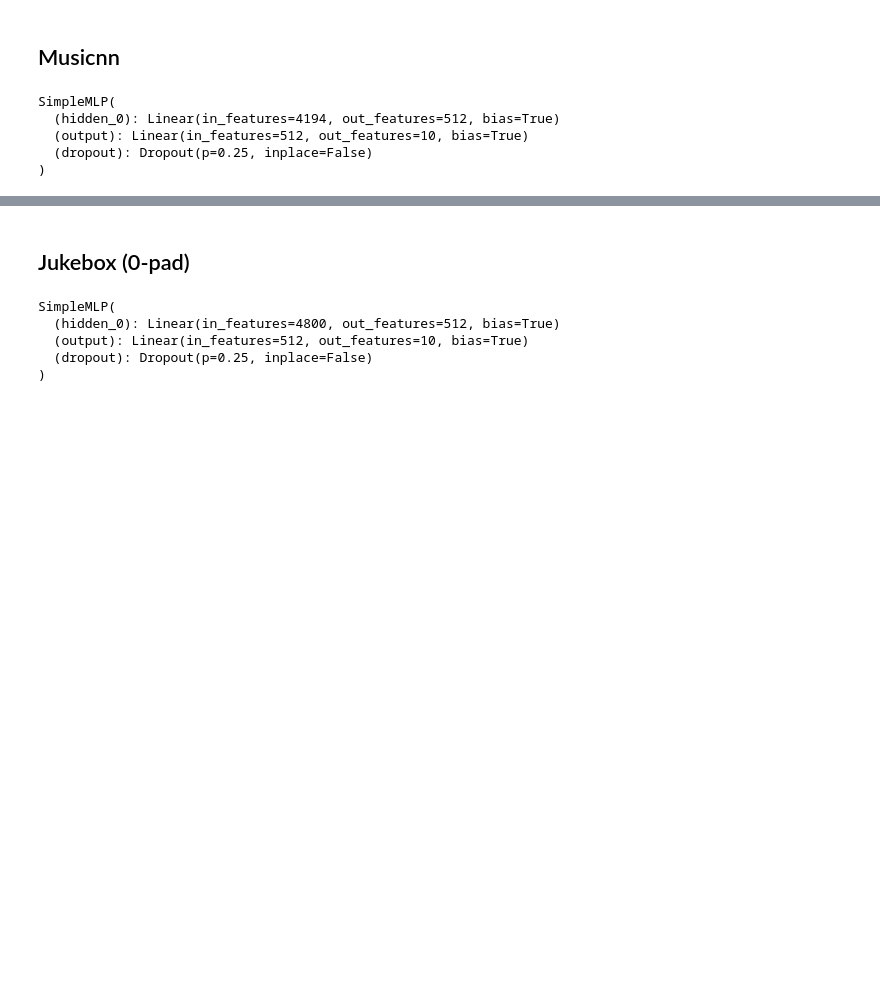
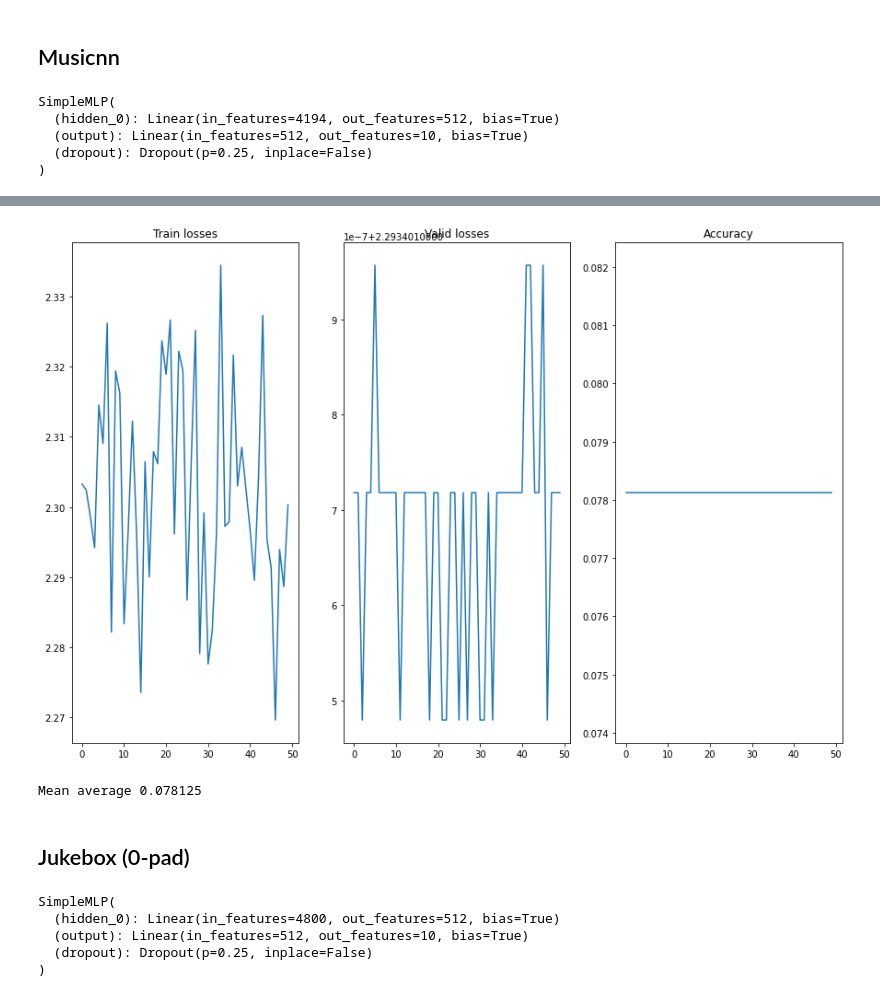
Before and after one commit to imkhoa99/Research-Project-2021, a Jupyter notebook: mlp.ipynb, the cells around one changed output, grey strips where cells are left out. Cells and saved outputs as stored; diff of their text form; code cells hidden in the pictures; blank space fills up the shorter version.

```diff
--- a/mlp.ipynb
+++ b/mlp.ipynb
@@ -242,7 +403,7 @@ Epoch 300, loss 2.3858489990234375
 # %% [markdown]
 ## Musicnn
 # %%
-probe = SimpleMLP(
+probe_musicnn = SimpleMLP(
             num_features = split_to_X["musicnn"]["train"].shape[1],
             hidden_layer_sizes = [512],
             num_outputs = DATASET_TO_ATTRS["dcase"]["num_outputs"],
@@ -250,7 +411,7 @@ probe = SimpleMLP(
             dropout_p=0.25,
         )
 
-probe.to(device)
+probe_musicnn.to(device)
 # %% [output]
 SimpleMLP(
   (hidden_0): Linear(in_features=4194, out_features=512, bias=True)
@@ -324,0 +421,25 @@ Epoch 300, loss 2.3175950050354004
+# %%
+# Standard scaler
+std_scaler_musicnn = StandardScaler()
+X_train_musicnn = std_scaler_clmr.fit_transform(split_to_X["musicnn"]["train"])
+X_valid_musicnn = std_scaler_clmr.fit_transform(split_to_X["musicnn"]["validation"])
+
+scaler_dict["musicnn"] = std_scaler_musicnn
+
+# Label encoding
+le_musicnn = preprocessing.LabelEncoder()
+y_train_musicnn = le_musicnn.fit_transform(split_to_y["musicnn"]["train"])
+y_valid_musicnn = le_musicnn.fit_transform(split_to_y["musicnn"]["validation"])
+
+le_dict["musicnn"] = le_musicnn
+# %%
+# Create optimizer
+optimizer_musicnn = torch.optim.Adam(
+    probe_musicnn.parameters(),
+    lr=cfg["learning_rate"],
+    weight_decay=0
+    if cfg["l2_weight_decay"] is None
+    else cfg["l2_weight_decay"],
+)
+# %%
+train_losses_musicnn, val_losses_musicnn, acc_epochs_musicnn = train_valid_loop(X_train_musicnn, y_train_musicnn, X_valid_musicnn, y_valid_musicnn, probe_musicnn, cfg, std_scaler_musicnn, le_musicnn, optimizer_musicnn)
@@ -325,3 +464,12 @@ Epoch 300, loss 2.3175950050354004
+# %%
+plot_losses(train_losses_musicnn, val_losses_musicnn, acc_epochs_musicnn)
+# %% [output]
+[figure, added]
+# %%
+mean_avg_musicnn = np.mean(acc_epochs_musicnn)
+print("Mean average {}".format(mean_avg_musicnn))
+# %% [output]
+Mean average 0.078125
 # %% [markdown]
 ## Jukebox (0-pad)
 # %%
```
Also changed, not shown: parts of 41 cells of this notebook.
